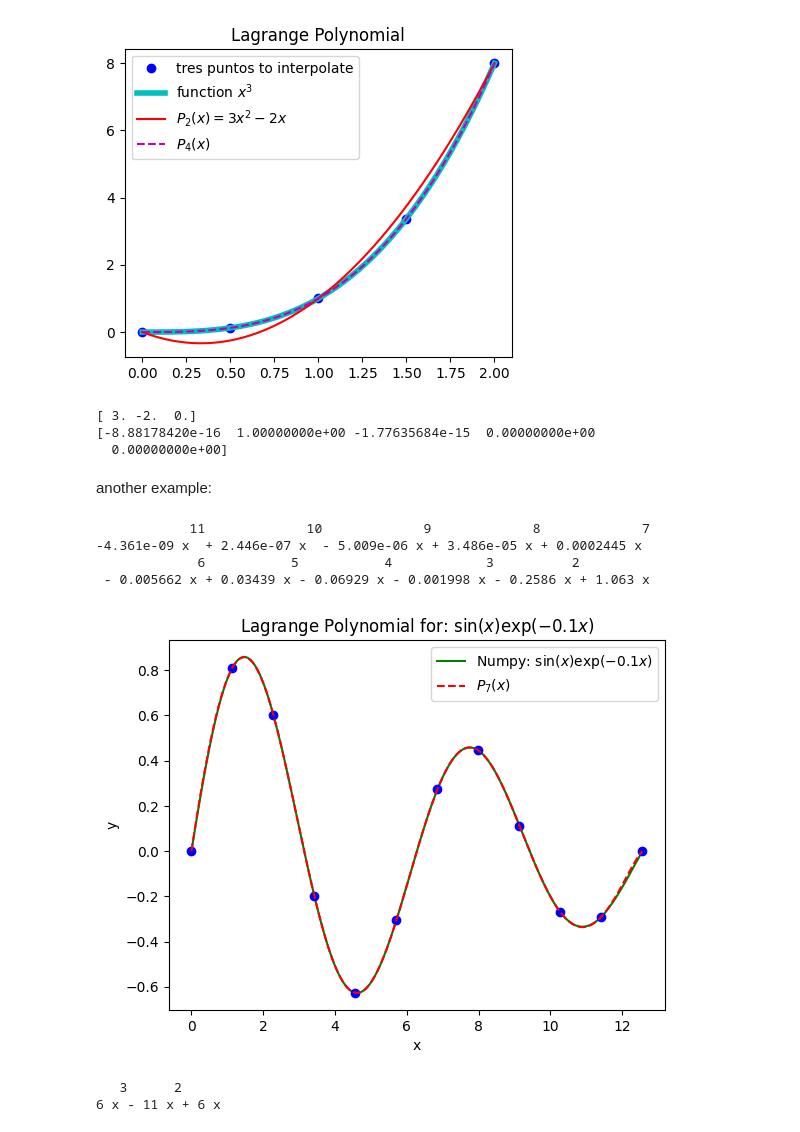
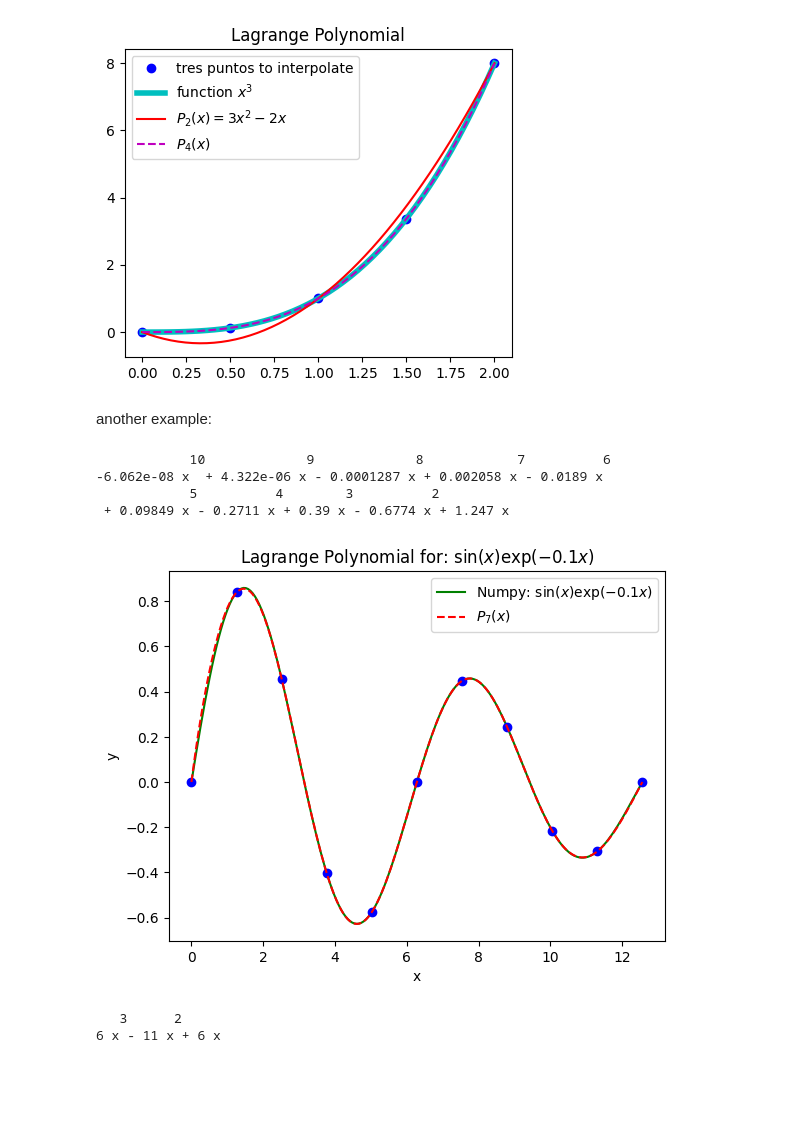
Before and after one commit to anferivera/Metodos_Computacionales, a Jupyter notebook: 4_interpolation.ipynb, the cells around one changed output. Cells and saved outputs as stored; diff of their text form; code cells hidden in the pictures; blank space fills up the shorter version.

```diff
--- a/4_interpolation.ipynb
+++ b/4_interpolation.ipynb
@@ -291,41 +285,34 @@ plt.title('Lagrange Polynomial')
 plt.show()
 # %% [output]
 [figure]
-# %%
-print(Polynomial(poly).coef)
-print(Polynomial(poly2).coef)
-# %% [output]
-[ 3. -2.  0.]
-[-8.88178420e-16  1.00000000e+00 -1.77635684e-15  0.00000000e+00
-  0.00000000e+00]
 # %% [markdown]
 another example:
 # %%
 x = np.linspace(0,4*np.pi,200)
 y = np.sin(x)*np.exp(-0.1*x)
 
-N = 12
+N = 11
 x3 = np.linspace(0,4*np.pi,N)
 y3 = np.sin(x3)*np.exp(-0.1*x3)
 poly3 = lagrange(x3, y3)
 print(poly3)
 
 plt.plot(x,np.sin(x)*np.exp(-0.1*x),'g-',label='Numpy: $\\sin(x)\\exp(-0.1x)$')
 #plt.plot(x,np.sin(x)*np.exp(-0.1*x),'r-')
 plt.plot(x3,y3,'bo')
 plt.plot(x, Polynomial(poly3.coef[::-1])(x), 'r--',label=r'$P_7(x)$')
 
 plt.xlabel('x')
 plt.ylabel('y')
 plt.title('Lagrange Polynomial for: $\\sin(x)\\exp(-0.1x)$')
 plt.legend()
 plt.show()
 # %% [output]
-            11             10             9             8             7
--4.361e-09 x  + 2.446e-07 x  - 5.009e-06 x + 3.486e-05 x + 0.0002445 x
-             6           5           4            3          2
- - 0.005662 x + 0.03439 x - 0.06929 x - 0.001998 x - 0.2586 x + 1.063 x
+            10             9             8            7          6
+-6.062e-08 x  + 4.322e-06 x - 0.0001287 x + 0.002058 x - 0.0189 x
+            5          4        3          2
+ + 0.09849 x - 0.2711 x + 0.39 x - 0.6774 x + 1.247 x
-[figure, old version]
+[figure, new version]
 # %%
 #Another example
 x = np.linspace(0,3)
```
Also changed, not shown: parts of 1 cell of this notebook.
